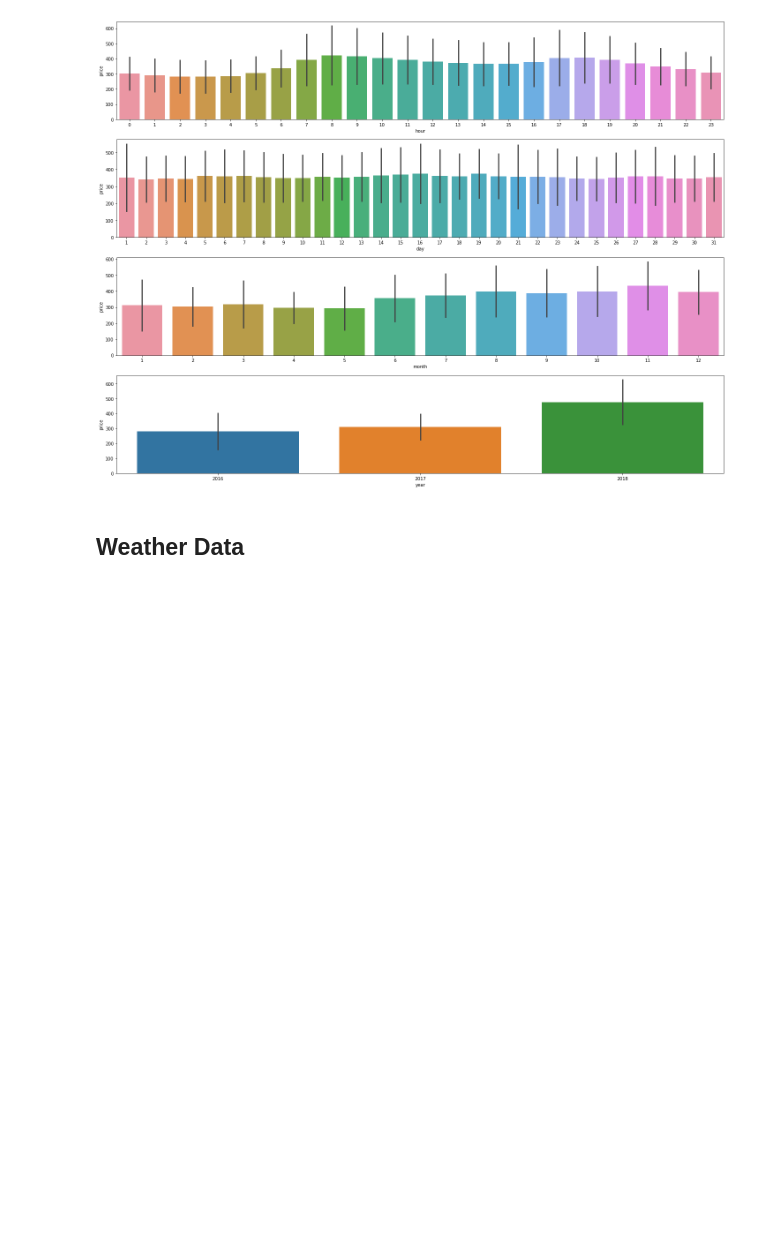
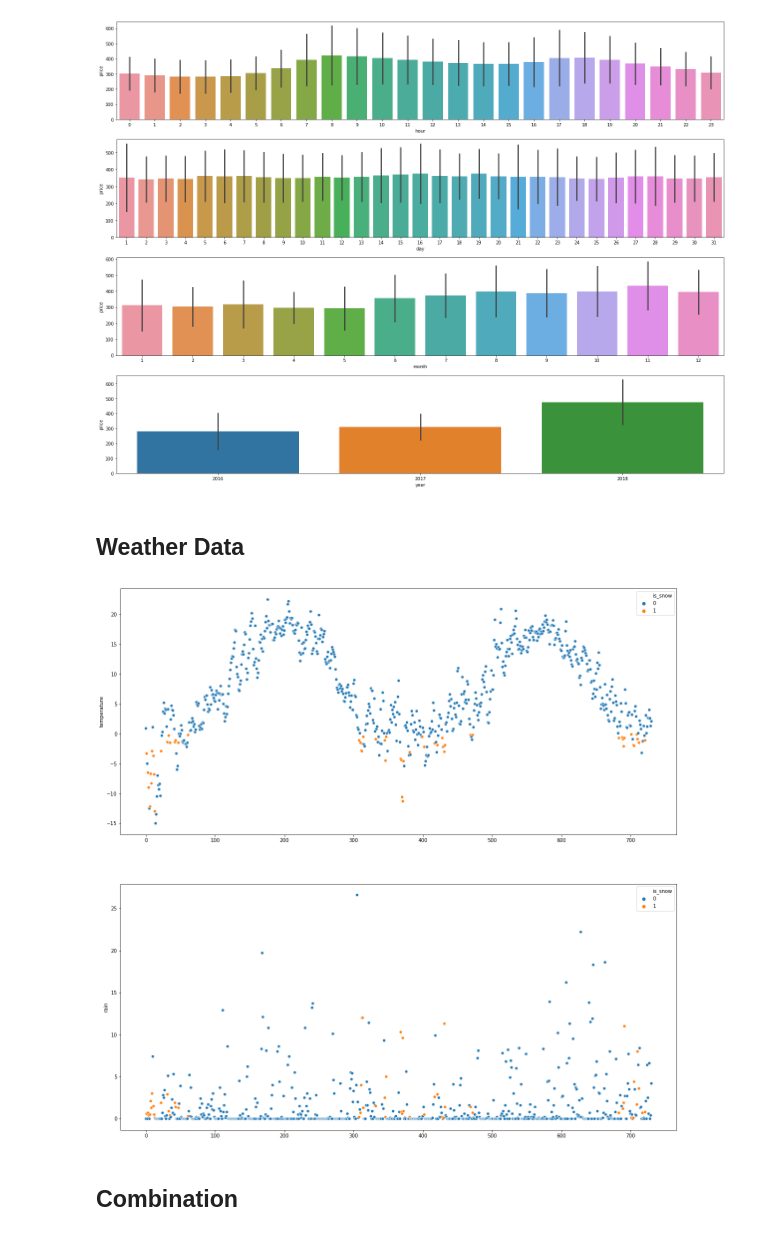
Before and after one commit to JonasRSV/H4S-Uniform-Energy, a Jupyter notebook: uniform_energy.ipynb, the cells around one changed output. Saved outputs shown, nothing was run; the diff lists cells and outputs as text; code cells hidden in the pictures; blank space fills up the shorter version.

```diff
--- a/uniform_energy.ipynb
+++ b/uniform_energy.ipynb
@@ -78,3 +73,20 @@ fig.tight_layout()
 # %% [markdown]
 Weather Data
 ---
+# %%
+weather = pd.read_csv("data/weather_1_clean.csv")
+# %%
+weather.describe()
+
+fig, (ax1, ax2) = plt.subplots(2, figsize=(20, 20))
+
+#hues = weather["is_snow"].apply(lambda x: x == 1  , axis=1)
+
+sb.scatterplot(np.arange(weather["temperature"].size), weather["temperature"], hue=weather["is_snow"], ax=ax1)
+sb.scatterplot(np.arange(weather["rain"].size), weather["rain"], hue=weather["is_snow"], ax=ax2)
+plt.show()
+# %% [output]
+[figure, added]
+# %% [markdown]
+Combination
+---
```
Also changed, not shown: parts of 6 cells of this notebook, 3 other files.
